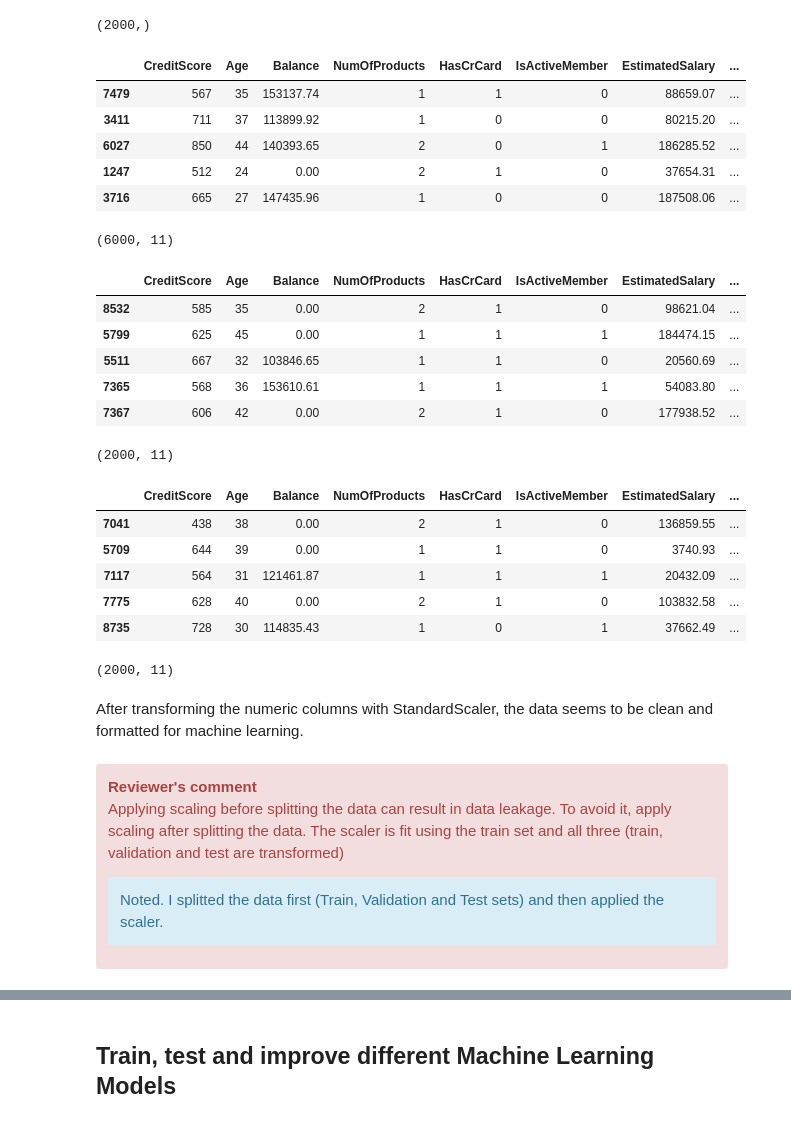
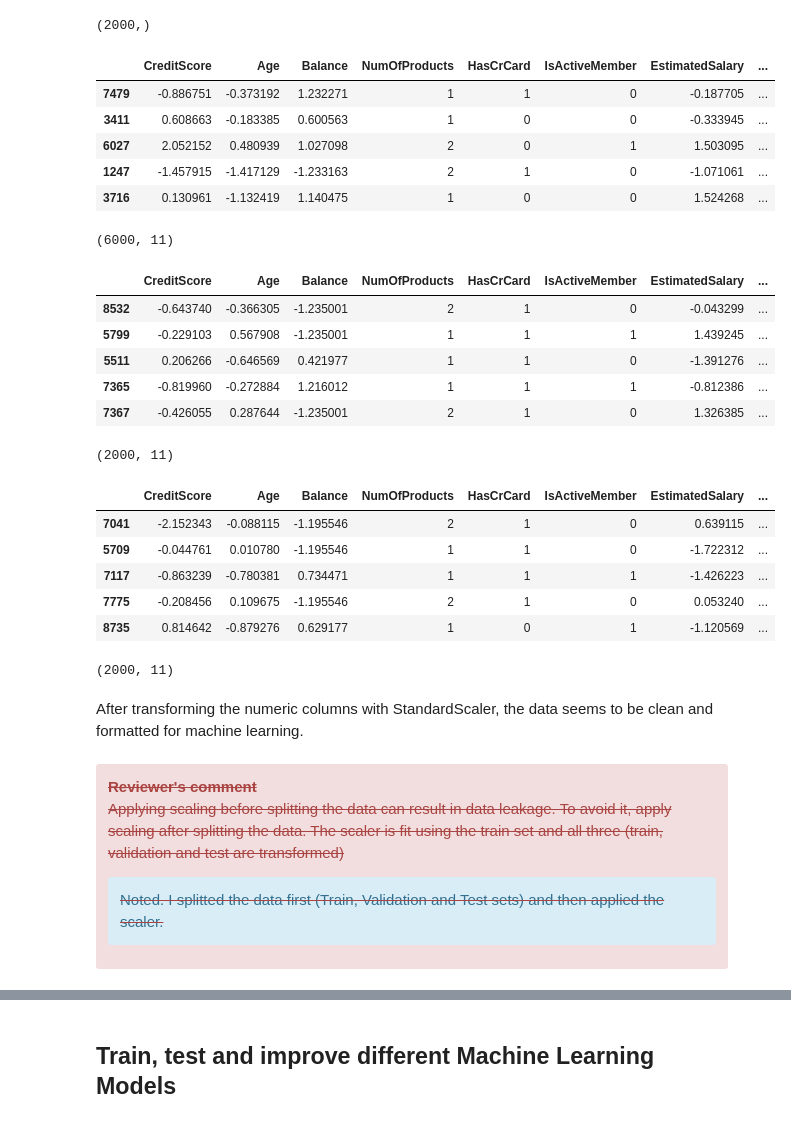
Before and after one commit to JoseGarayBoszeta/Sprint8Project, a Jupyter notebook: Sprint8Project_final.ipynb, the cells around one changed output, grey strips where cells are left out. Cells and saved outputs as stored; diff of their text form; code cells hidden in the pictures.

```diff
--- a/Sprint8Project_final.ipynb
+++ b/Sprint8Project_final.ipynb
@@ -361,56 +368,59 @@ Name: Exited, dtype: int64
 Name: Exited, dtype: int64
 (2000,)
 # %%
+# Disable "SettingWithCopyWarning"
+pd.options.mode.chained_assignment = None
+
 # Use StandardScaler on the numeric columns in training, validation and test 'features' sets
 # Define a list variable with numeric columnns
 numeric = ['CreditScore', 'Age', 'Balance', 'EstimatedSalary']
 # Apply StandardScaler to the numeric columns
 scaler = StandardScaler()
 # Training set
 scaler.fit(features_train[numeric])
-features_train[numeric].copy = scaler.transform(features_train[numeric])
+features_train.loc[:, numeric] = scaler.transform(features_train.loc[:, numeric])
 # Validation set
 scaler.fit(features_valid[numeric])
-features_valid[numeric].copy = scaler.transform(features_valid[numeric])
+features_valid.loc[:, numeric] = scaler.transform(features_valid.loc[:, numeric])
 # Test set
 scaler.fit(features_test[numeric])
-features_test[numeric].copy = scaler.transform(features_test[numeric])
+features_test.loc[:, numeric] = scaler.transform(features_test.loc[:, numeric])
 
 display(features_train.head())
 print(features_train.shape)
 display(features_valid.head())
 print(features_valid.shape)
 display(features_test.head())
 print(features_test.shape)
 # %% [output]
 |  | CreditScore | Age | Balance | NumOfProducts | HasCrCard | IsActiveMember | EstimatedSalary | ... |
-| 7479 | 567 | 35 | 153137.74 | 1 | 1 | 0 | 88659.07 | ... |
-| 3411 | 711 | 37 | 113899.92 | 1 | 0 | 0 | 80215.20 | ... |
-| 6027 | 850 | 44 | 140393.65 | 2 | 0 | 1 | 186285.52 | ... |
-| 1247 | 512 | 24 | 0.00 | 2 | 1 | 0 | 37654.31 | ... |
-| 3716 | 665 | 27 | 147435.96 | 1 | 0 | 0 | 187508.06 | ... |
+| 7479 | -0.886751 | -0.373192 | 1.232271 | 1 | 1 | 0 | -0.187705 | ... |
+| 3411 | 0.608663 | -0.183385 | 0.600563 | 1 | 0 | 0 | -0.333945 | ... |
+| 6027 | 2.052152 | 0.480939 | 1.027098 | 2 | 0 | 1 | 1.503095 | ... |
+| 1247 | -1.457915 | -1.417129 | -1.233163 | 2 | 1 | 0 | -1.071061 | ... |
+| 3716 | 0.130961 | -1.132419 | 1.140475 | 1 | 0 | 0 | 1.524268 | ... |
 (6000, 11)
 |  | CreditScore | Age | Balance | NumOfProducts | HasCrCard | IsActiveMember | EstimatedSalary | ... |
-| 8532 | 585 | 35 | 0.00 | 2 | 1 | 0 | 98621.04 | ... |
-| 5799 | 625 | 45 | 0.00 | 1 | 1 | 1 | 184474.15 | ... |
-| 5511 | 667 | 32 | 103846.65 | 1 | 1 | 0 | 20560.69 | ... |
-| 7365 | 568 | 36 | 153610.61 | 1 | 1 | 1 | 54083.80 | ... |
-| 7367 | 606 | 42 | 0.00 | 2 | 1 | 0 | 177938.52 | ... |
+| 8532 | -0.643740 | -0.366305 | -1.235001 | 2 | 1 | 0 | -0.043299 | ... |
+| 5799 | -0.229103 | 0.567908 | -1.235001 | 1 | 1 | 1 | 1.439245 | ... |
+| 5511 | 0.206266 | -0.646569 | 0.421977 | 1 | 1 | 0 | -1.391276 | ... |
+| 7365 | -0.819960 | -0.272884 | 1.216012 | 1 | 1 | 1 | -0.812386 | ... |
+| 7367 | -0.426055 | 0.287644 | -1.235001 | 2 | 1 | 0 | 1.326385 | ... |
 (2000, 11)
 |  | CreditScore | Age | Balance | NumOfProducts | HasCrCard | IsActiveMember | EstimatedSalary | ... |
-| 7041 | 438 | 38 | 0.00 | 2 | 1 | 0 | 136859.55 | ... |
-| 5709 | 644 | 39 | 0.00 | 1 | 1 | 0 | 3740.93 | ... |
-| 7117 | 564 | 31 | 121461.87 | 1 | 1 | 1 | 20432.09 | ... |
-| 7775 | 628 | 40 | 0.00 | 2 | 1 | 0 | 103832.58 | ... |
-| 8735 | 728 | 30 | 114835.43 | 1 | 0 | 1 | 37662.49 | ... |
+| 7041 | -2.152343 | -0.088115 | -1.195546 | 2 | 1 | 0 | 0.639115 | ... |
+| 5709 | -0.044761 | 0.010780 | -1.195546 | 1 | 1 | 0 | -1.722312 | ... |
+| 7117 | -0.863239 | -0.780381 | 0.734471 | 1 | 1 | 1 | -1.426223 | ... |
+| 7775 | -0.208456 | 0.109675 | -1.195546 | 2 | 1 | 0 | 0.053240 | ... |
+| 8735 | 0.814642 | -0.879276 | 0.629177 | 1 | 0 | 1 | -1.120569 | ... |
 (2000, 11)
 # %% [markdown]
 After transforming the numeric columns with StandardScaler, the data seems to be clean and formatted for machine learning.
 # %% [markdown]
 <div class="alert alert-danger">
-<b>Reviewer's comment</b>
+<s><b>Reviewer's comment</b>
 
-Applying scaling before splitting the data can result in data leakage. To avoid it, apply scaling after splitting the data. The scaler is fit using the train set and all three (train, validation and test are transformed)
+Applying scaling before splitting the data can result in data leakage. To avoid it, apply scaling after splitting the data. The scaler is fit using the train set and all three (train, validation and test are transformed)</s>
 
 <div class="alert alert-info">
   Noted. I splitted the data first (Train, Validation and Test sets) and then applied the scaler.
```
Also changed, not shown: parts of 63 cells of this notebook.
